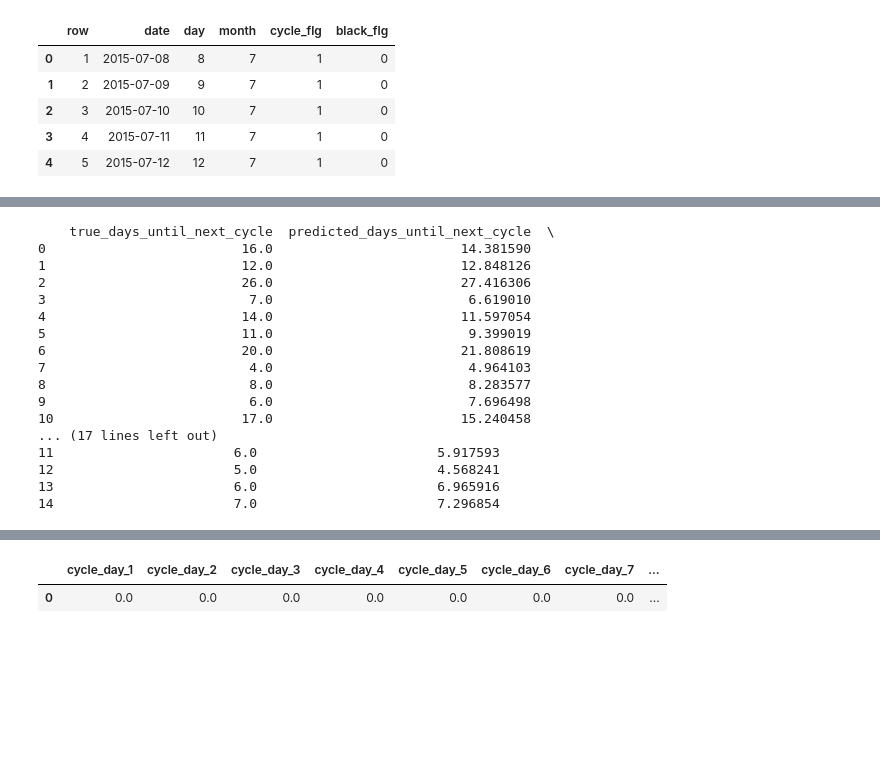
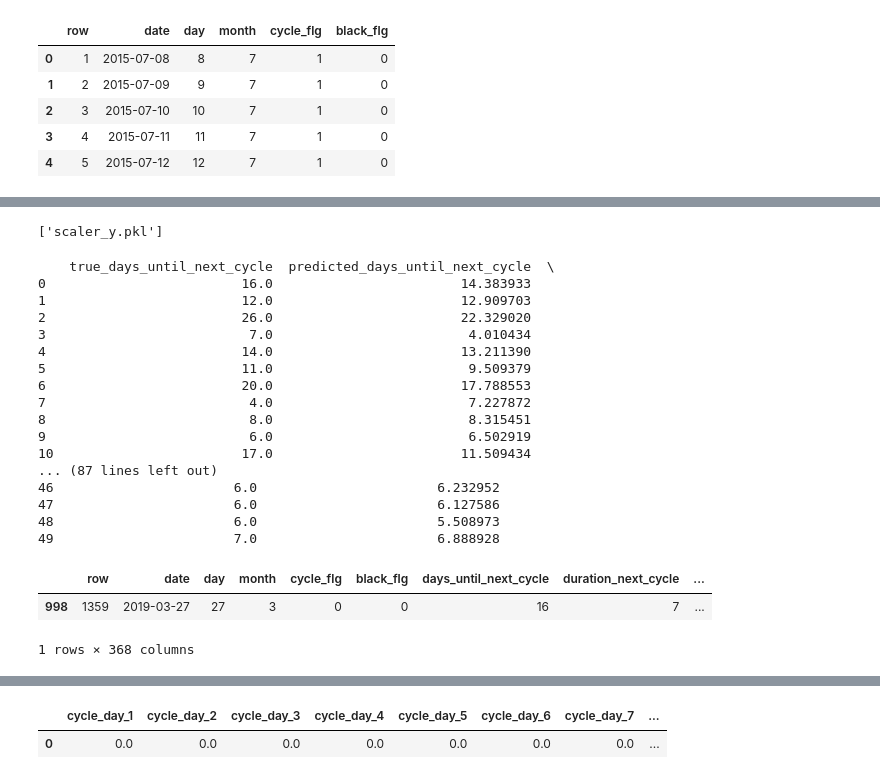
Before and after one commit to gaele1/cycle-prediction, a Jupyter notebook: learning_cycle copy.ipynb, the cells around one changed output, grey strips where cells are left out. Drawn from its saved outputs; the diff is of its cells as text; code cells hidden in the pictures; blank space fills up the shorter version.

```diff
--- a/learning_cycle copy.ipynb
+++ b/learning_cycle copy.ipynb
@@ -185,3 +185,16 @@ Test MAE for duration of next cycle: 0.2918272912502289
+# %%
+#save machine learning model using pickle
+import pickle
+import joblib
+
+with open('cycle_prediction_model.pkl', 'wb') as f:
+    pickle.dump(model, f)
+
+# Save the scaler
+joblib.dump(scaler_X, 'scaler_X.pkl')
+joblib.dump(scaler_y, 'scaler_y.pkl')
+# %% [output]
+['scaler_y.pkl']
 # %%
 #vediamo qualche predizione confrontata con i valori reali
 y_test_original = scaler_y.inverse_transform(y_test_scaled)
@@ -192,25 +205,31 @@ results_df = pd.DataFrame({
     'predicted_duration_next_cycle': predicted_duration_next_cycle
 })
 
-print(results_df.head(15))
+print(results_df.head(50))
 # %% [output]
     true_days_until_next_cycle  predicted_days_until_next_cycle  \
-0                         16.0                        14.381590
-1                         12.0                        12.848126
-2                         26.0                        27.416306
-3                          7.0                         6.619010
-4                         14.0                        11.597054
-5                         11.0                         9.399019
-6                         20.0                        21.808619
-7                          4.0                         4.964103
-8                          8.0                         8.283577
-9                          6.0                         7.696498
-10                        17.0                        15.240458
-... (17 lines left out)
-11                       6.0                       5.917593
-12                       5.0                       4.568241
-13                       6.0                       6.965916
-14                       7.0                       7.296854
+0                         16.0                        14.383933
+1                         12.0                        12.909703
+2                         26.0                        22.329020
+3                          7.0                         4.010434
+4                         14.0                        13.211390
+5                         11.0                         9.509379
+6                         20.0                        17.788553
+7                          4.0                         7.227872
+8                          8.0                         8.315451
+9                          6.0                         6.502919
+10                        17.0                        11.509434
+... (87 lines left out)
+46                       6.0                       6.232952
+47                       6.0                       6.127586
+48                       6.0                       5.508973
+49                       7.0                       6.888928
+# %%
+df_transformed.iloc[787:788]
+# %% [output]
+|  | row | date | day | month | cycle_flg | black_flg | days_until_next_cycle | duration_next_cycle | ... |
+| 998 | 1359 | 2019-03-27 | 27 | 3 | 0 | 0 | 16 | 7 | ... |
+1 rows × 368 columns
 # %%
 #visualizziamo di quanto deviano le predizioni rispetto ai valori reali in un box plot e con una l'error bar della deviazione
 
```
Also changed, not shown: parts of 3 cells of this notebook, 4 other files.
